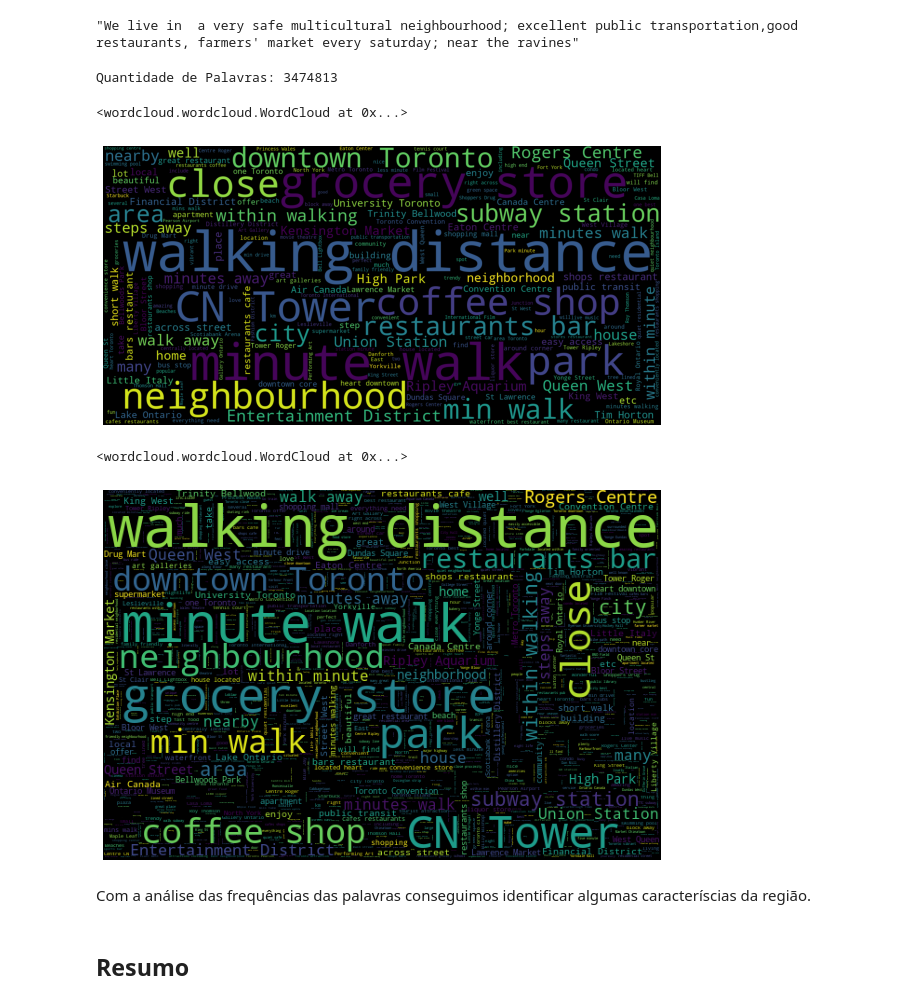
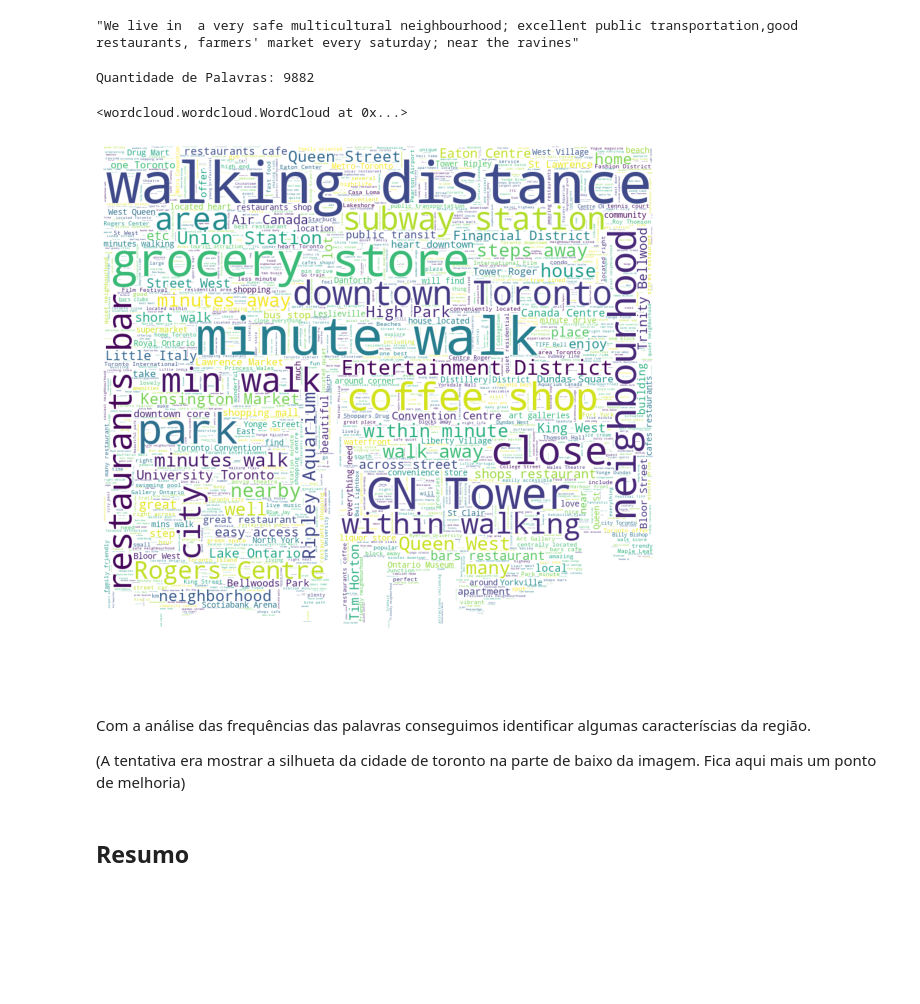
Before and after one commit to bianca-isaac/Portfolio, a Jupyter notebook: PT_Análise_de_dados_de_Toronto_Airbnb.ipynb, the cells around one changed output. Cells and saved outputs as stored; diff of their text form; code cells hidden in the pictures; blank space fills up the shorter version.

```diff
--- a/PT_Análise_de_dados_de_Toronto_Airbnb.ipynb
+++ b/PT_Análise_de_dados_de_Toronto_Airbnb.ipynb
@@ -641,54 +647,36 @@ display(neighborhood_overview	.iloc[120])
 "We live in  a very safe multicultural neighbourhood; excellent public transportation,good restaurants, farmers' market every saturday; near the ravines"
 # %%
 # Quantidade de palavras
-print("Quantidade de Palavras: {}".format(len(all_description)))
+print("Quantidade de Palavras: {}".format(len(neighborhood_overview)))
 # %% [output]
-Quantidade de Palavras: 3474813
+Quantidade de Palavras: 9882
 # %%
 # concatenar as palavras
 all_neighborhood_overview = " ".join(s for s in neighborhood_overview)
 # %%
-# lista de stopword
-stopwords = set(STOPWORDS)
-stopwords.update(["da", "meu", "em", "você", "de", "ao", "os", "br"]) # Eliminar palavras que não tem significado
+# endereço imagem
+toronto_mask = np.array(Image.open(requests.get("https://github.com/bianca-isaac/Repositorio/blob/main/toronto5.jpg?raw=true", stream=True).raw))
 
 # gerar uma wordcloud
 wordcloud = WordCloud(stopwords=stopwords,
-                      background_color="black",
-                      width=1600, height=800).generate(all_neighborhood_overview)
+                      background_color="white",
+                      width=1000, height=1000, max_words=2000,
+                      mask=toronto_mask, max_font_size=200,
+                      min_font_size=1).generate(all_neighborhood_overview)
 
 # mostrar a imagem final
-fig, ax = plt.subplots(figsize=(10,6))
+fig, ax = plt.subplots(figsize=(10,10))
 ax.imshow(wordcloud, interpolation='bilinear')
 ax.set_axis_off()
 
-plt.imshow(wordcloud);
-wordcloud.to_file("airbnb_neighborhood_overview_wordcloud.png")
+plt.imshow(wordcloud)
+wordcloud.to_file("airbnb_all_neighborhood_overview_wordcloud.png")
 # %% [output]
 <wordcloud.wordcloud.WordCloud at 0x...>
-[figure, old version]
+[figure, new version]
-# %%
-# endereço LOCAL da SUA imagem
-toronto_mask = np.array(Image.open(requests.get("https://github.com/bianca-isaac/Repositorio/blob/main/toronto2.jpg?raw=true", stream=True).raw))
-
-# gerar uma wordcloud
-wordcloud = WordCloud(stopwords=stopwords,
-                      background_color="black",
-                      width=1000, height=1000, max_words=2000,
-                      mask=toronto_mask, max_font_size=200,
-                      min_font_size=1).generate(all_neighborhood_overview)
-
-# mostrar a imagem final
-fig, ax = plt.subplots(figsize=(10,10))
-ax.imshow(wordcloud, interpolation='bilinear')
-ax.set_axis_off()
-
-plt.imshow(wordcloud)
-wordcloud.to_file("airbnb_all_neighborhood_overview_wordcloud.png")
-# %% [output]
-<wordcloud.wordcloud.WordCloud at 0x...>
-[figure, removed]
 # %% [markdown]
 Com a análise das frequências das palavras conseguimos identificar algumas caracteríscias da região.
+
+(A tentativa era mostrar a silhueta da cidade de toronto na parte de baixo da imagem. Fica aqui mais um ponto de melhoria)
 # %% [markdown]
 ## Resumo
```
Also changed, not shown: parts of 29 cells of this notebook.
